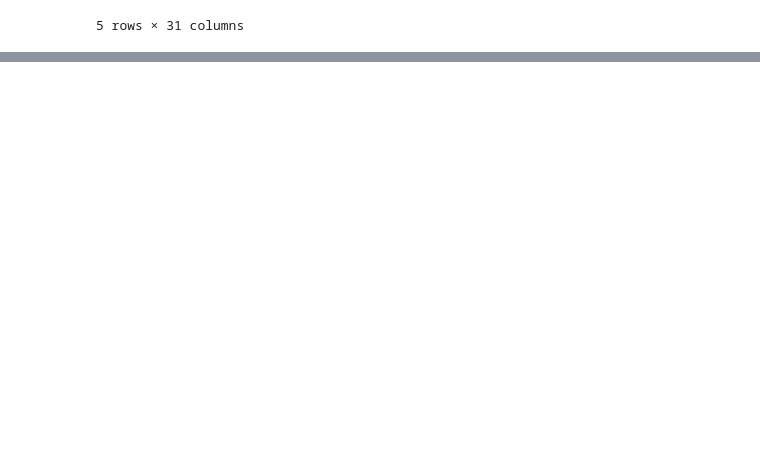
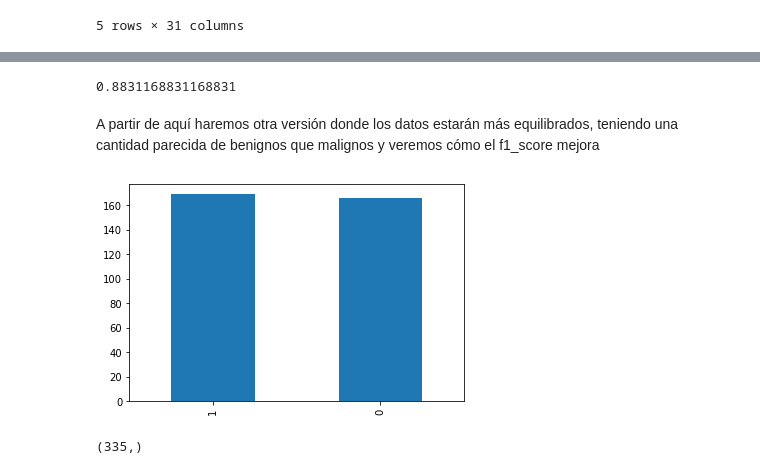
Before and after one commit to MauricioIGC/PrediccionCancer_RedesNeuronales, a Jupyter notebook: RedNeuronal.ipynb, the cells around one changed output, grey strips where cells are left out. Saved outputs shown, nothing was run; the diff lists cells and outputs as text; code cells hidden in the pictures; blank space fills up the shorter version.

```diff
--- a/RedNeuronal.ipynb
+++ b/RedNeuronal.ipynb
@@ -110,0 +136,36 @@ print(cm)
+# %%
+#F1 score
+from sklearn.metrics import f1_score
+f1_score(Y_test, predictions)
+# %% [output]
+0.8831168831168831
+# %% [markdown]
+A partir de aquí haremos otra versión donde los datos estarán más equilibrados, teniendo una cantidad parecida de benignos que malignos y veremos cómo el f1_score mejora
+# %%
+#Hacemos el train test split
+Y=data.diagnosis
+X=data.drop(['diagnosis'], axis=1)
+X_train, X_test, Y_train, Y_test = train_test_split(X, Y, test_size=0.2, random_state=42)
+
+#Hacemos otro modelo donde tratamos los datos quitando al azar datos benignos
+#Dividimos los datos en benignos y maliciosos
+YB_train = Y_train[Y_train.values == 0]
+YM_train = Y_train[Y_train.values == 1]
+XB_train = X_train[Y_train.values == 0]
+XM_train = X_train[Y_train.values == 1]
+
+#Eliminamos una cantidad de datos aleatorios para que no haya sesgo
+X_limpB = XB_train.sample(frac=0.58, random_state=1)
+Y_limpB = YB_train.sample(frac=0.58, random_state=1)
+#Unimos los datos
+X_train1 = pd.concat([X_limpB, XM_train])
+Y_train1= pd.concat([Y_limpB, YM_train])
+#Contamos los valores de cada columna para ver si se ha hecho bien
+graph = Y_train1.value_counts().plot(kind='bar')
+plt.show()
+#Revolvemos los datos
+X_train1 = X_train1.sample(frac=1, random_state=1)
+Y_train1 = Y_train1.sample(frac=1, random_state=1)
+# %% [output]
+[figure, added]
+(335,)
```
Also changed, not shown: parts of 10 cells of this notebook.
